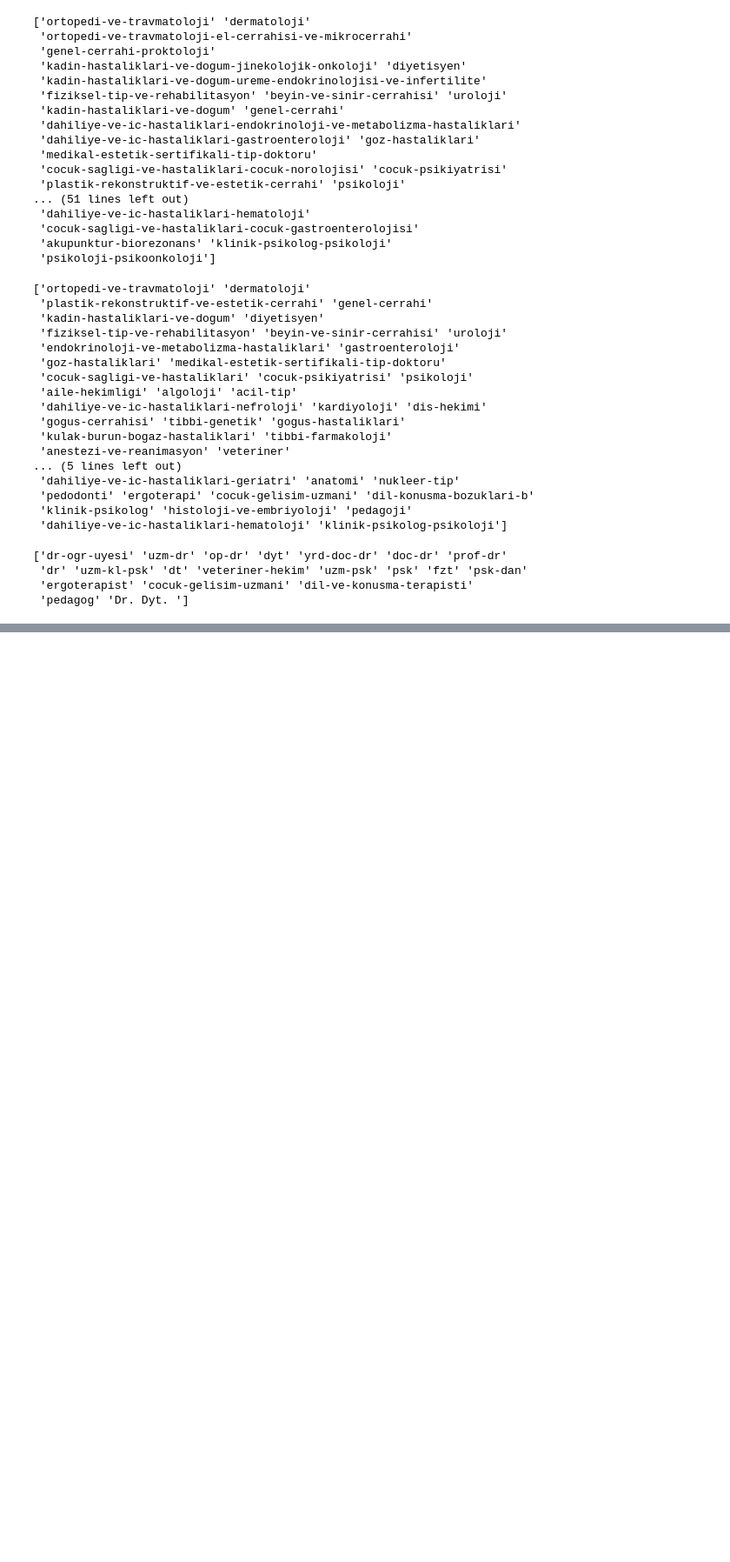
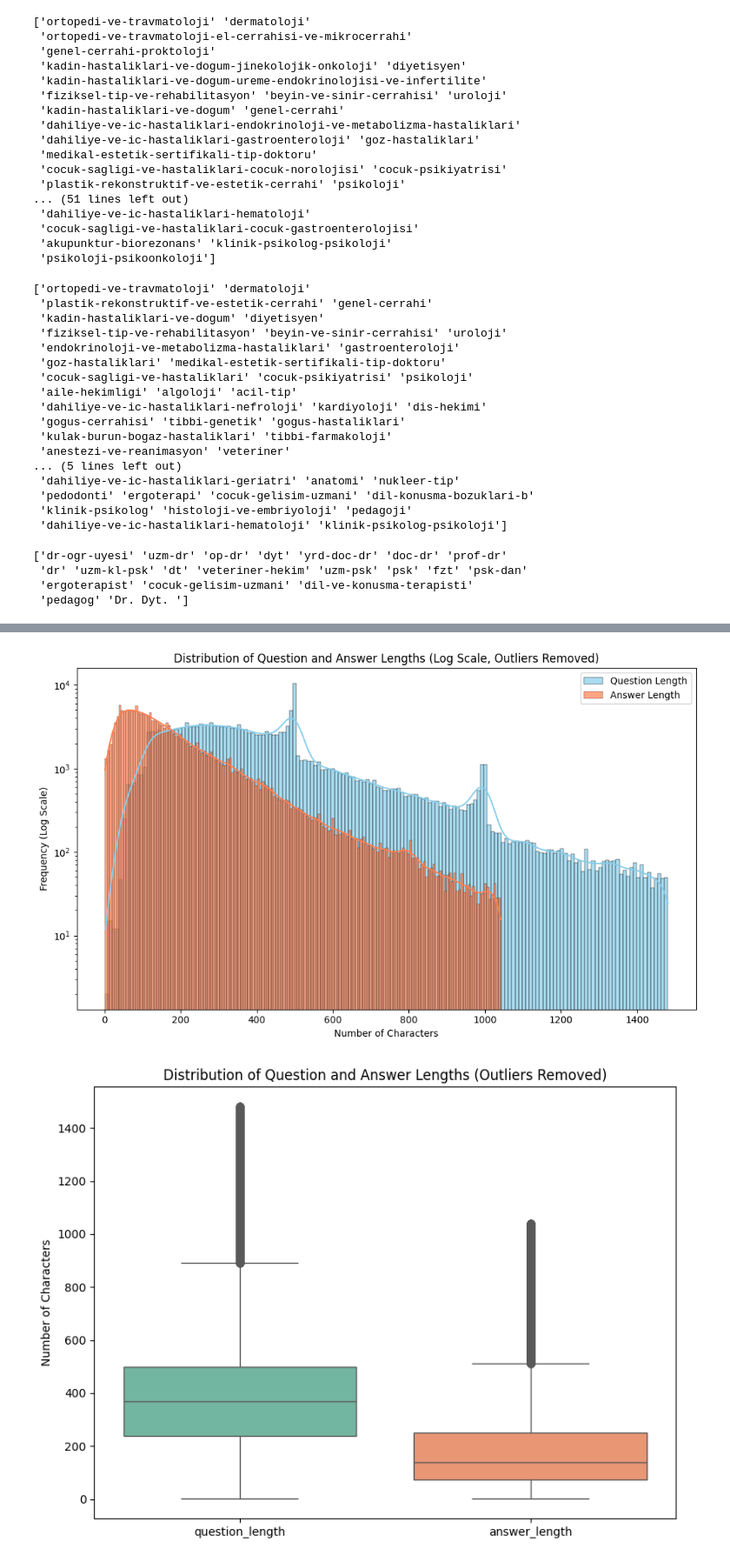
Before and after one commit to malibayram/quality_driven_learning_rate, a Jupyter notebook: pre_process.ipynb, the cells around one changed output, grey strips where cells are left out. Shown at 87% size. Saved outputs shown, nothing was run; the diff lists cells and outputs as text; code cells hidden in the pictures; blank space fills up the shorter version.

```diff
--- a/pre_process.ipynb
+++ b/pre_process.ipynb
@@ -265,0 +416,51 @@ print(df['doctor_speciality'].unique())
+# %%
+import matplotlib.pyplot as plt
+import seaborn as sns
+import pandas as pd
+
+# Calculate the length of questions and answers
+df['question_length'] = df['question_content'].str.len()
+df['answer_length'] = df['question_answer'].str.len()
+
+
+# 5. Remove very long outliers (adjust quantile as needed)
+filter_threshold_question = df['question_length'].quantile(0.99)
+filter_threshold_answer = df['answer_length'].quantile(0.99) #Filtering answers too
+filtered_df = df[(df['question_length'] <= filter_threshold_question) & (df['answer_length'] <= filter_threshold_answer)]
+
+
+# 1. Histograms with KDE and Log Scale:
+plt.figure(figsize=(10, 6))
+sns.histplot(filtered_df['question_length'], label='Question Length', kde=True, color='skyblue', alpha=0.7)
+sns.histplot(filtered_df['answer_length'], label='Answer Length', kde=True, color='coral', alpha=0.7)
+plt.yscale('log')  # Log scale for y-axis
+plt.title('Distribution of Question and Answer Lengths (Log Scale, Outliers Removed)')
+plt.xlabel('Number of Characters')
+plt.ylabel('Frequency (Log Scale)')
+plt.legend()
+plt.tight_layout()
+plt.show()
+
+
+# 2. Box Plots with Outliers Removed:
+plt.figure(figsize=(8, 6))
+sns.boxplot(data=filtered_df[['question_length', 'answer_length']], orient='v', palette="Set2")
+plt.title('Distribution of Question and Answer Lengths (Outliers Removed)')
+plt.ylabel('Number of Characters')
+plt.xticks([0,1], ['question_length', 'answer_length']) # Explicitly labeling x-axis
+plt.tight_layout()
+plt.show()
+
+
+# 3. Violin Plots with Outliers Removed and Log Scale:
+plt.figure(figsize=(8, 6))
+sns.violinplot(data=filtered_df[['question_length', 'answer_length']], orient='v', palette="pastel")
+plt.yscale('log')  # Log scale for y-axis
+plt.title('Distribution of Question and Answer Lengths (Log Scale, Outliers Removed)')
+plt.ylabel('Number of Characters (Log Scale)')
+plt.xticks([0,1], ['question_length', 'answer_length']) # Explicitly labeling x-axis
+plt.tight_layout()
+plt.show()
+# %% [output]
+[figure, added]
+[figure, added]
```
Also changed, not shown: parts of 12 cells of this notebook, 6 other files.
